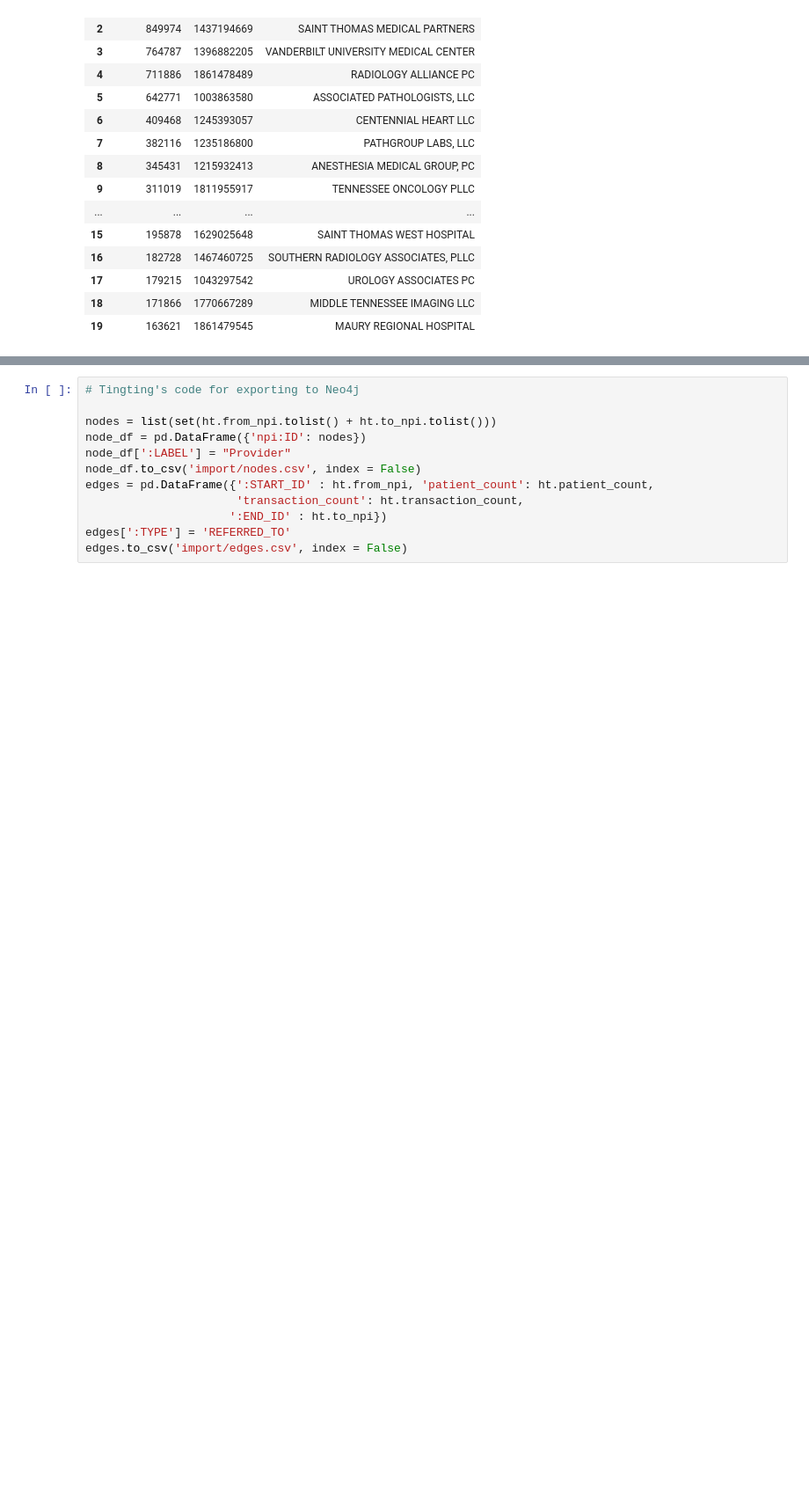
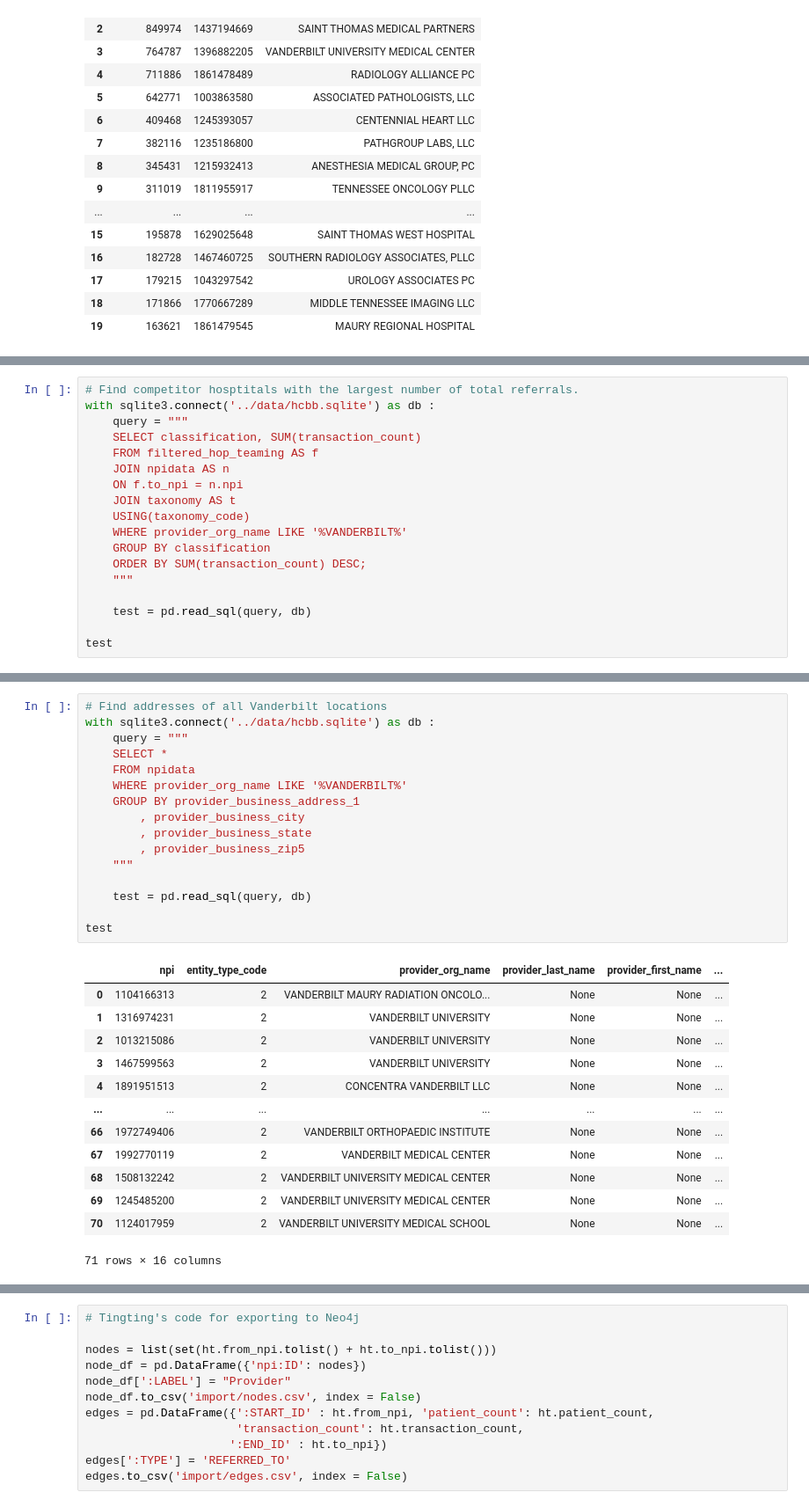
Before and after one commit to nss-data-science-cohort-4/hcbb_hop_team-3m, a Jupyter notebook: notebooks/hcbb_parker03_data_exploration.ipynb, the cells around one changed output, grey strips where cells are left out. Shown at 88% size. Saved outputs shown, nothing was run; the diff lists cells and outputs as text; blank space fills up the shorter version.

Commit message:
Worked on Finding Competitors

```diff
--- a/notebooks/hcbb_parker03_data_exploration.ipynb
+++ b/notebooks/hcbb_parker03_data_exploration.ipynb
@@ -102,0 +111,18 @@ test
+# %%
+# Find competitor hosptitals with the largest number of total referrals.
+with sqlite3.connect('../data/hcbb.sqlite') as db :
+    query = """
+    SELECT classification, SUM(transaction_count)
+    FROM filtered_hop_teaming AS f
+    JOIN npidata AS n
+    ON f.to_npi = n.npi
+    JOIN taxonomy AS t
+    USING(taxonomy_code)
+    WHERE provider_org_name LIKE '%VANDERBILT%'
+    GROUP BY classification
+    ORDER BY SUM(transaction_count) DESC;
+    """
+
+    test = pd.read_sql(query, db)
+
+test
@@ -102,0 +140,30 @@ test
+# %%
+# Find addresses of all Vanderbilt locations
+with sqlite3.connect('../data/hcbb.sqlite') as db :
+    query = """
+    SELECT *
+    FROM npidata
+    WHERE provider_org_name LIKE '%VANDERBILT%'
+    GROUP BY provider_business_address_1
+        , provider_business_city
+        , provider_business_state
+        , provider_business_zip5
+    """
+
+    test = pd.read_sql(query, db)
+
+test
+# %% [output]
+|  | npi | entity_type_code | provider_org_name | provider_last_name | provider_first_name | ... |
+| 0 | 1104166313 | 2 | VANDERBILT MAURY RADIATION ONCOLO... | None | None | ... |
+| 1 | 1316974231 | 2 | VANDERBILT UNIVERSITY | None | None | ... |
+| 2 | 1013215086 | 2 | VANDERBILT UNIVERSITY | None | None | ... |
+| 3 | 1467599563 | 2 | VANDERBILT UNIVERSITY | None | None | ... |
+| 4 | 1891951513 | 2 | CONCENTRA VANDERBILT LLC | None | None | ... |
+| ... | ... | ... | ... | ... | ... | ... |
+| 66 | 1972749406 | 2 | VANDERBILT ORTHOPAEDIC INSTITUTE | None | None | ... |
+| 67 | 1992770119 | 2 | VANDERBILT MEDICAL CENTER | None | None | ... |
+| 68 | 1508132242 | 2 | VANDERBILT UNIVERSITY MEDICAL CENTER | None | None | ... |
+| 69 | 1245485200 | 2 | VANDERBILT UNIVERSITY MEDICAL CENTER | None | None | ... |
+| 70 | 1124017959 | 2 | VANDERBILT UNIVERSITY MEDICAL SCHOOL | None | None | ... |
+71 rows × 16 columns
```
Also changed, not shown: parts of 8 cells of this notebook.
